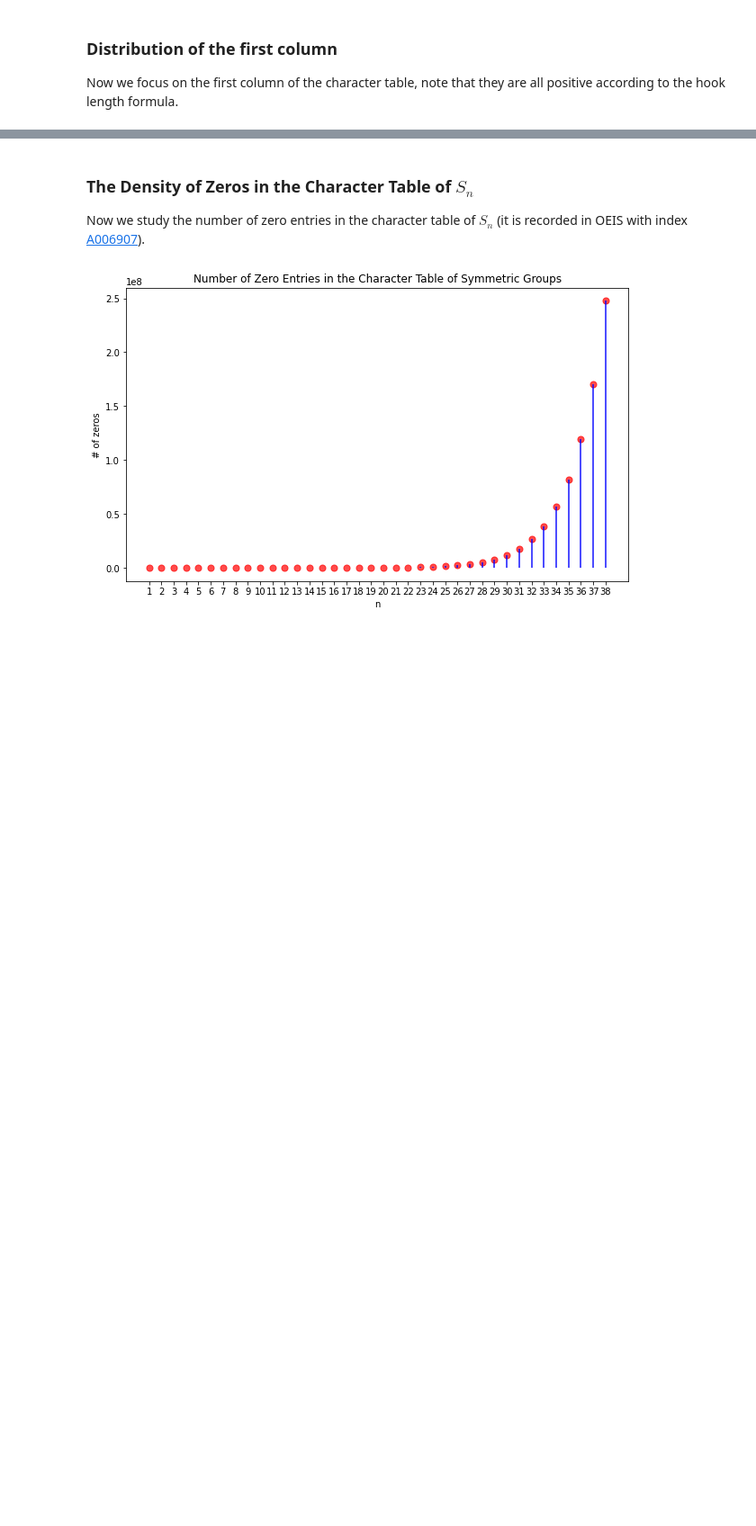
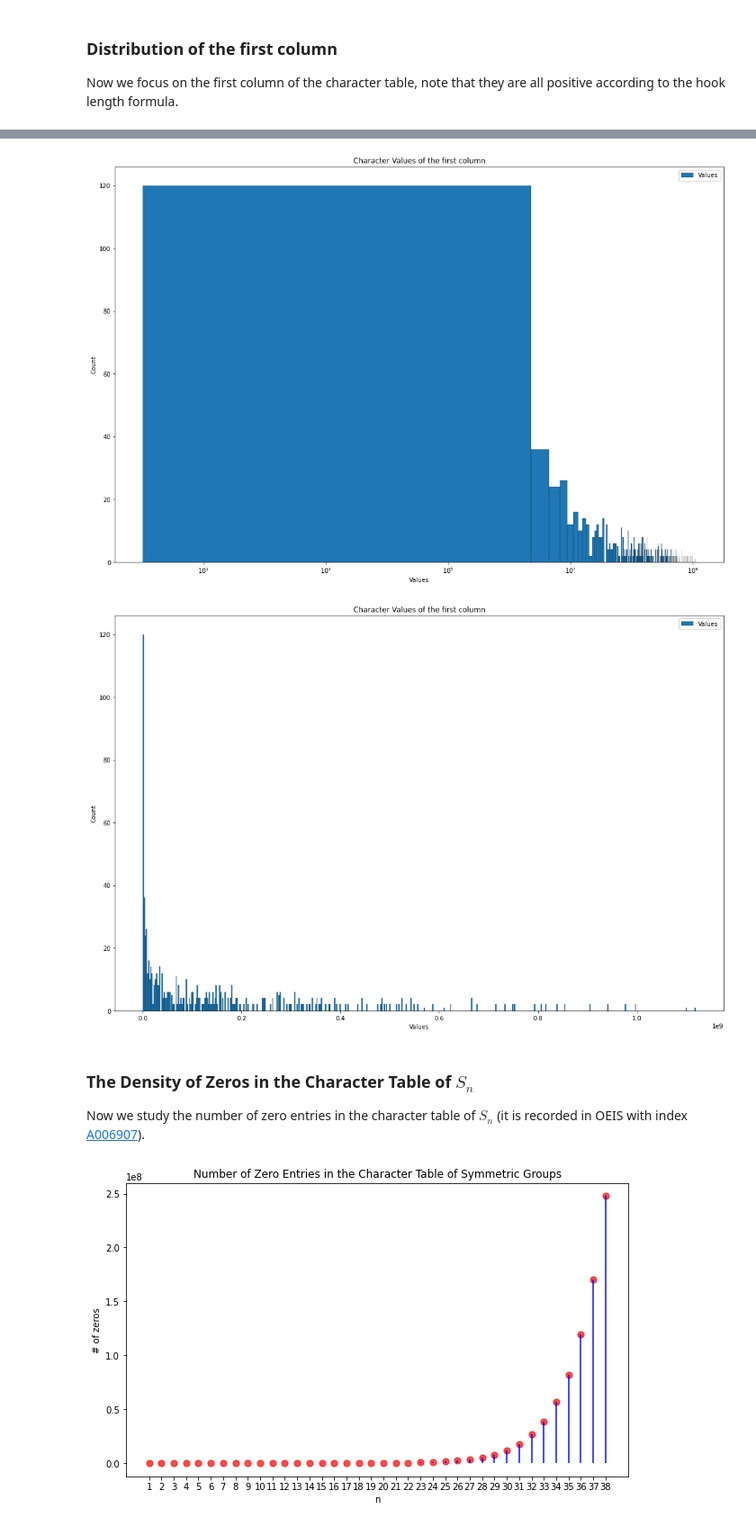
Before and after one commit to TonyZhang2004/Character_Table_of_Symmetric_Groups, a Jupyter notebook: char_table.ipynb, the cells around one changed output, grey strips where cells are left out. Shown at 90% size. Cells and saved outputs as stored; diff of their text form; code cells hidden in the pictures; blank space fills up the shorter version.

```diff
--- a/char_table.ipynb
+++ b/char_table.ipynb
@@ -152,3 +163,26 @@ plt.show()
+# %%
+df = pd.DataFrame(values, columns=['Values'])
+# Plot histogram with custom labels
+ax = df.plot(kind='hist', edgecolor='black', bins=500, linewidth=0.2, logx=True, figsize=(18, 12))
+# Customize labels and title
+#plt.subplots(figsize=(36, 24))
+plt.xlabel('Values')
+plt.ylabel('Count')
+plt.title('Character Values of the first column')
+# Show the plot
+plt.show()
+
+ax = df.plot(kind='hist', edgecolor='black', bins=500, linewidth=0.2, figsize=(18, 12))
+# Customize labels and title
+#plt.subplots(figsize=(36, 24))
+plt.xlabel('Values')
+plt.ylabel('Count')
+plt.title('Character Values of the first column')
+# Show the plot
+plt.show()
+# %% [output]
+[figure, added]
+[figure, added]
 # %% [markdown]
 ### The Density of Zeros in the Character Table of $S_n$
 Now we study the number of zero entries in the character table of $S_n$ (it is recorded in OEIS with index [A006907](https://oeis.org/A006907)).
```
Also changed, not shown: parts of 6 cells of this notebook, 5 other files.
